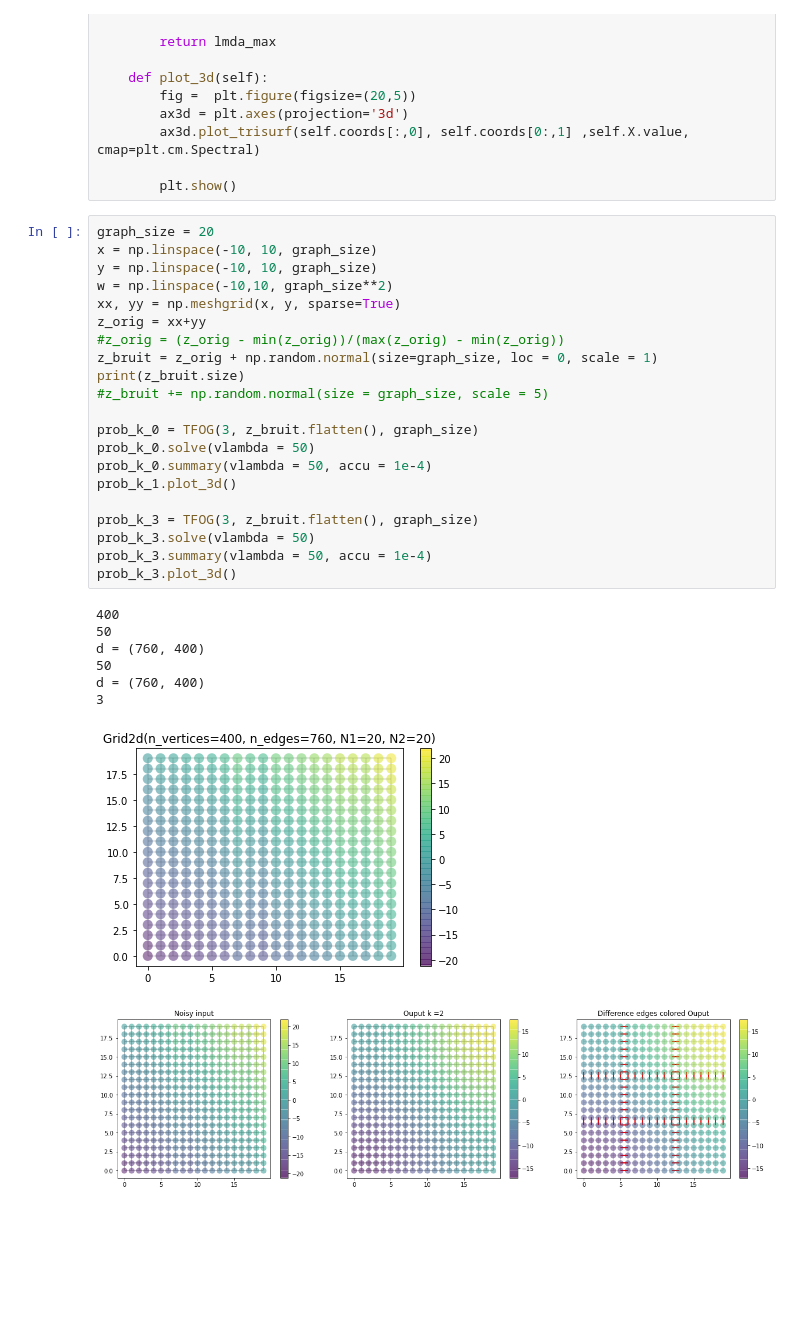
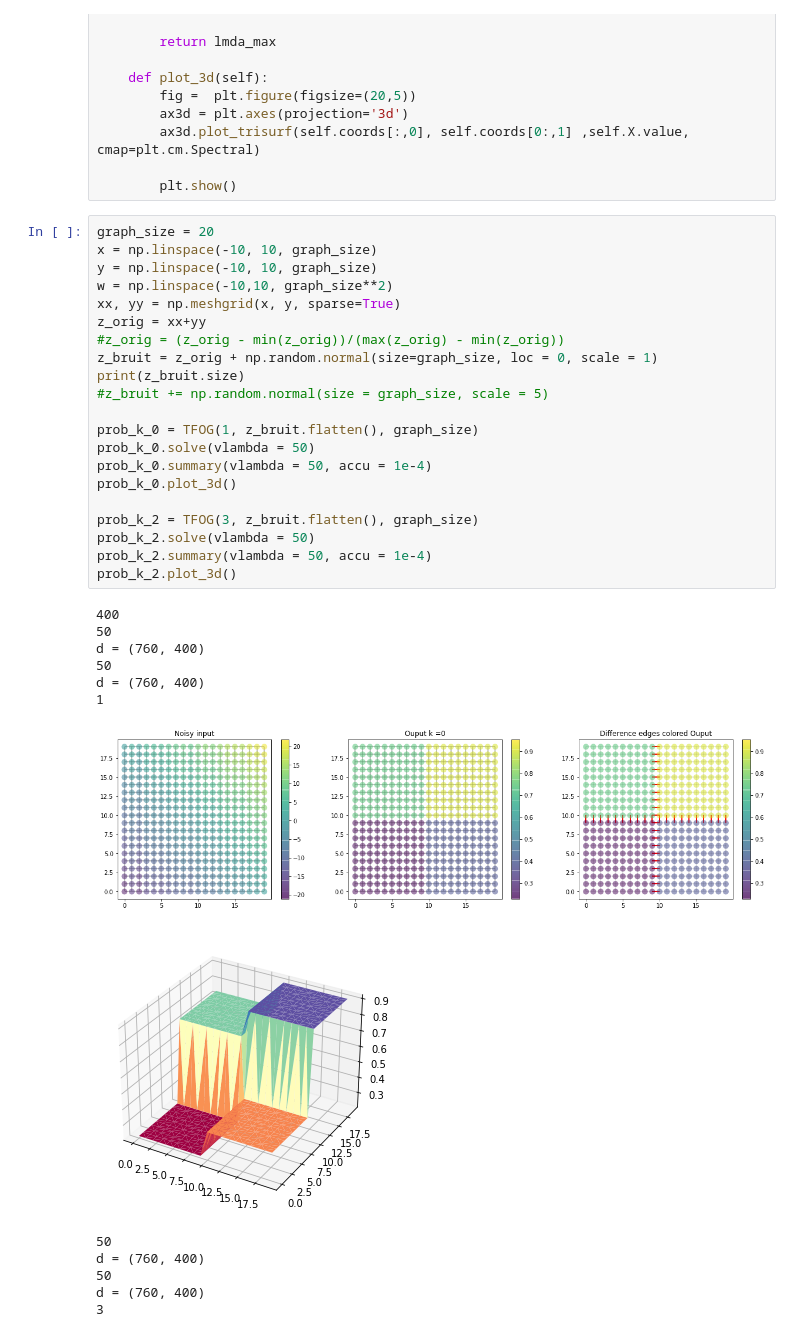
Before and after one commit to DorianJoubaud/Trend-Filtering-On-Graphs, a Jupyter notebook: Trend_Filtering_On_Graphs.ipynb, the cells around one changed output. Drawn from its saved outputs; the diff is of its cells as text; blank space fills up the shorter version.

```diff
--- a/Trend_Filtering_On_Graphs.ipynb
+++ b/Trend_Filtering_On_Graphs.ipynb
@@ -188,30 +188,35 @@ class TFOG:
 # %%
 graph_size = 20
 x = np.linspace(-10, 10, graph_size)
 y = np.linspace(-10, 10, graph_size)
 w = np.linspace(-10,10, graph_size**2)
 xx, yy = np.meshgrid(x, y, sparse=True)
 z_orig = xx+yy
 #z_orig = (z_orig - min(z_orig))/(max(z_orig) - min(z_orig))
 z_bruit = z_orig + np.random.normal(size=graph_size, loc = 0, scale = 1)
 print(z_bruit.size)
 #z_bruit += np.random.normal(size = graph_size, scale = 5)
 
-prob_k_0 = TFOG(3, z_bruit.flatten(), graph_size)
+prob_k_0 = TFOG(1, z_bruit.flatten(), graph_size)
 prob_k_0.solve(vlambda = 50)
 prob_k_0.summary(vlambda = 50, accu = 1e-4)
-prob_k_1.plot_3d()
+prob_k_0.plot_3d()
 
-prob_k_3 = TFOG(3, z_bruit.flatten(), graph_size)
-prob_k_3.solve(vlambda = 50)
-prob_k_3.summary(vlambda = 50, accu = 1e-4)
-prob_k_3.plot_3d()
+prob_k_2 = TFOG(3, z_bruit.flatten(), graph_size)
+prob_k_2.solve(vlambda = 50)
+prob_k_2.summary(vlambda = 50, accu = 1e-4)
+prob_k_2.plot_3d()
 # %% [output]
 400
 50
 d = (760, 400)
 50
 d = (760, 400)
-3
+1
-[figure, old version]
+[figure, new version]
-[figure, old version]
+[figure, new version]
+50
+d = (760, 400)
+50
+d = (760, 400)
+3
```
Also changed, not shown: parts of 1 cell of this notebook.
